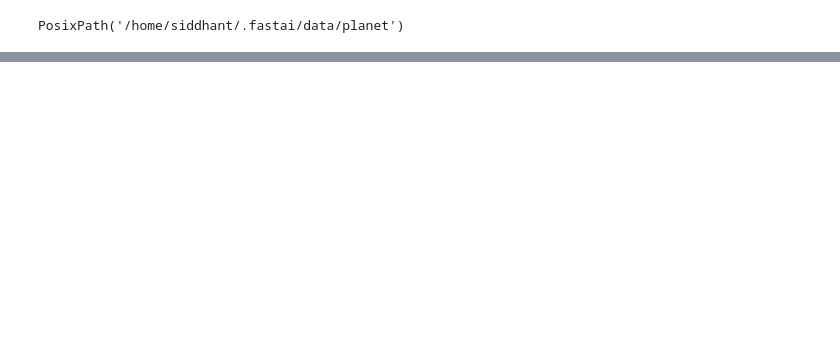
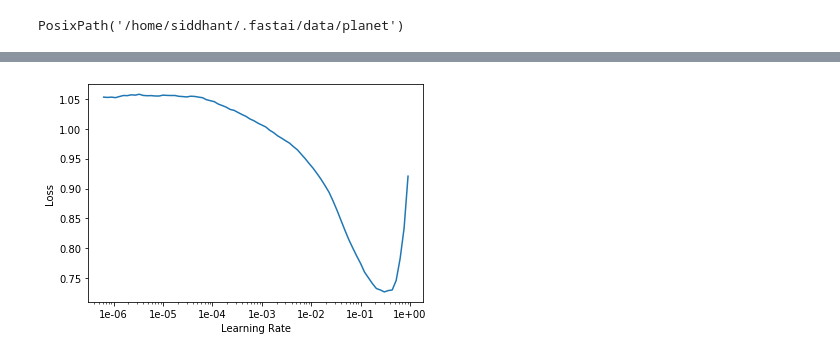
Before and after one commit to siddhantsangwan/amazon_classification, a Jupyter notebook: planet_amazon.ipynb, the cells around one changed output, grey strips where cells are left out. Saved outputs shown, nothing was run; the diff lists cells and outputs as text; code cells hidden in the pictures; blank space fills up the shorter version.

```diff
--- a/planet_amazon.ipynb
+++ b/planet_amazon.ipynb
@@ -25,0 +49,7 @@ unzip:  cannot find or open /home/siddhant/.fastai/data/planet/train_v2.csv.zip,
+# %%
+arch = models.resnet50
+# kaggle is using fbeta 2
+# partial function to pick all the predictions above thresh, EACH time acc_02 is used
+acc_02 = partial(accuracy_thresh, thresh=0.2)
+f_score = partial(fbeta, thresh=0.2)
+learn = cnn_learner(data, arch, metrics=[acc_02, f_score])
@@ -25,0 +65,4 @@ unzip:  cannot find or open /home/siddhant/.fastai/data/planet/train_v2.csv.zip,
+# %%
+learn.recorder.plot()
+# %% [output]
+[figure, added]
```
Also changed, not shown: parts of 15 cells of this notebook.
